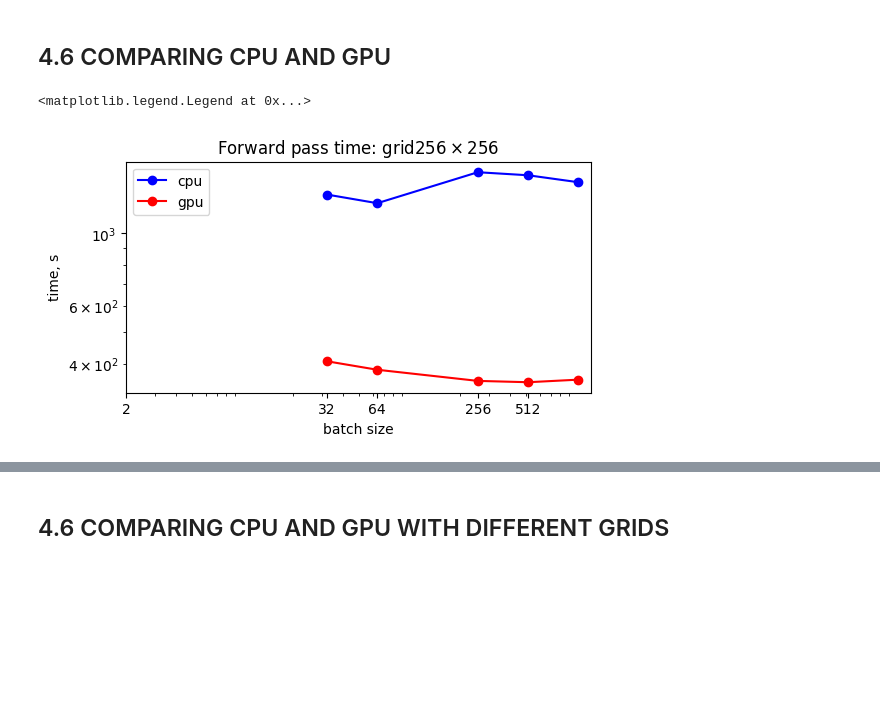
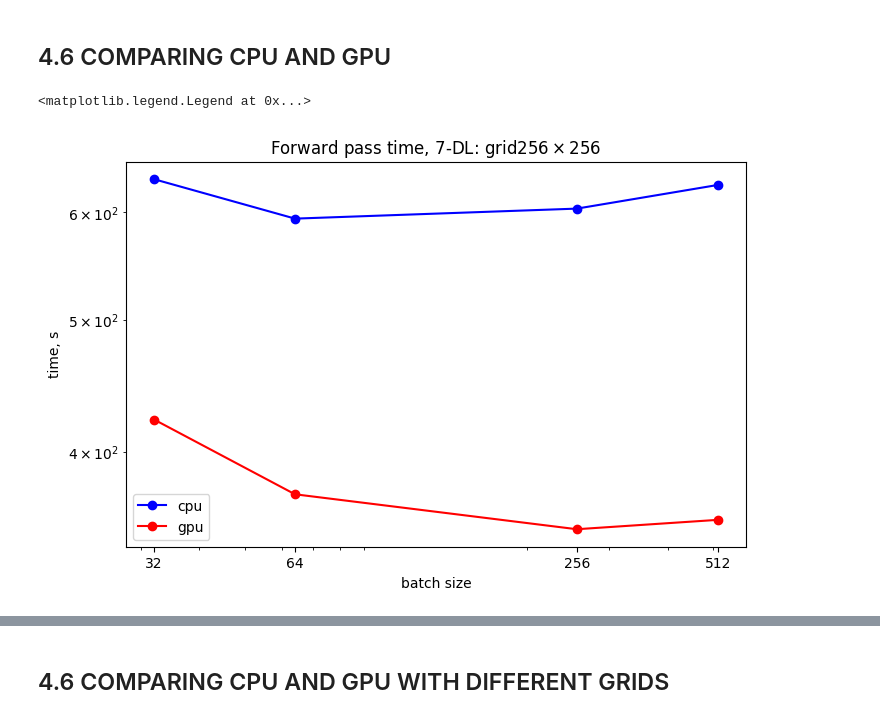
Before and after one commit to CompPhysLab/SVETlANNa.docs, a Jupyter notebook: GPU/512_optical_setup.ipynb, the cells around one changed output, grey strips where cells are left out. Drawn from its saved outputs; the diff is of its cells as text; code cells hidden in the pictures; blank space fills up the shorter version.

Commit message:
Modify notebook: add forward pass time dependence on the number of layers

```diff
--- a/GPU/512_optical_setup.ipynb
+++ b/GPU/512_optical_setup.ipynb
@@ -613,3 +668,11 @@ def get_setup_upd(num_layers_no_train):
+# %%
+def get_setup_dl(num_of_dl):
+    elements_list = get_elements_list_dl(
+        simulation_parameters=SIM_PARAMS,
+        phase_values=INIT_PHASES,
+        num_of_dl=num_of_dl
+    )
+    return LinearOpticalSetup(elements=elements_list)
 # %%
 # create an optical setup
 optical_setup = get_setup_upd(NUM_OF_DIFF_LAYERS_NO_TRAIN)
@@ -776,6 +839,8 @@ PROFILING WITH CHOOSEN DEVICE
 #         show_process=True,
 #     )
 #     Stats(profile).sort_stats(SortKey.CUMULATIVE).print_stats(30)
+# %%
+batch_sizes = [32, 64, 256, 512]
 # %%
 params = [
     {
@@ -786,7 +851,6 @@ params = [
 
 # cpu_times = {}
 gpu_times = {}
-batch_sizes = [32, 64, 256, 512, 1024]
 
 for i, param in enumerate(params):
     # cpu_times_ = []
@@ -805,7 +869,9 @@ for i, param in enumerate(params):
 
         SIM_PARAMS = SIM_PARAMS.to('cuda')
 
-        optical_setup = get_setup_upd(2)
+        # optical_setup = get_setup_upd(2)
+        # optical_setup = get_setup_fs(7)
+        optical_setup = get_setup_dl(7)
 
         net = optical_setup.net.to('cuda')
         start = time.process_time()
@@ -854,8 +920,6 @@ params = [
 ]
 
 cpu_times = {}
-# gpu_times = {}
-batch_sizes = [32, 64, 256, 512, 1024]
 
 for i, param in enumerate(params):
     cpu_times_ = []
@@ -874,7 +938,9 @@ for i, param in enumerate(params):
 
         SIM_PARAMS = SIM_PARAMS.to('cpu')
 
-        optical_setup = get_setup_upd(2)
+        # optical_setup = get_setup_upd(2)
+        # optical_setup = get_setup_fs(7)
+        optical_setup = get_setup_dl(7)
 
 
         net = optical_setup.net.to('cpu')
@@ -901,17 +967,17 @@ plt.legend()
 # %% [markdown]
 ## 4.6 COMPARING CPU AND GPU
 # %%
-plt.figure(figsize=(6, 3))
-plt.title('Forward pass time: grid' + rf"${DETECTOR_SIZE[0]}\times{DETECTOR_SIZE[1]}$")
+plt.figure(figsize=(8, 5))
+plt.title('Forward pass time, 7-DL: grid' + rf"${DETECTOR_SIZE[0]}\times{DETECTOR_SIZE[1]}$")
 plt.plot(batch_sizes, cpu_times[0], '-o', label='cpu', color="blue")
 plt.plot(batch_sizes, gpu_times[0], '-o', label='gpu', color="red")
 plt.yscale('log')
 plt.xscale('log')
-plt.xticks([2, 32, 64, 256, 512], [2, 32, 64, 256, 512])
+plt.xticks(batch_sizes, batch_sizes)
 plt.xlabel('batch size')
 plt.ylabel('time, s')
 plt.legend()
 # %% [output]
 <matplotlib.legend.Legend at 0x...>
-[figure, old version]
+[figure, new version]
 # %%
```
Also changed, not shown: parts of 17 cells of this notebook.
